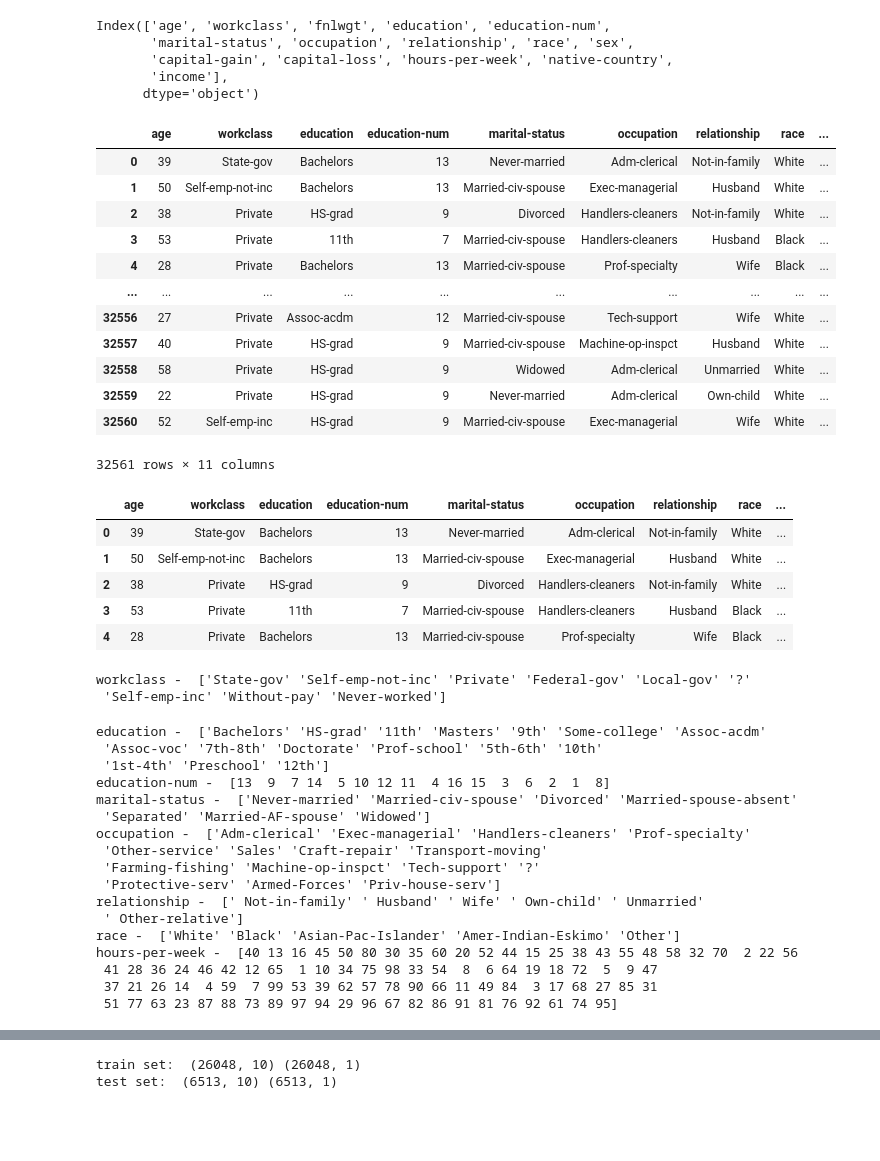
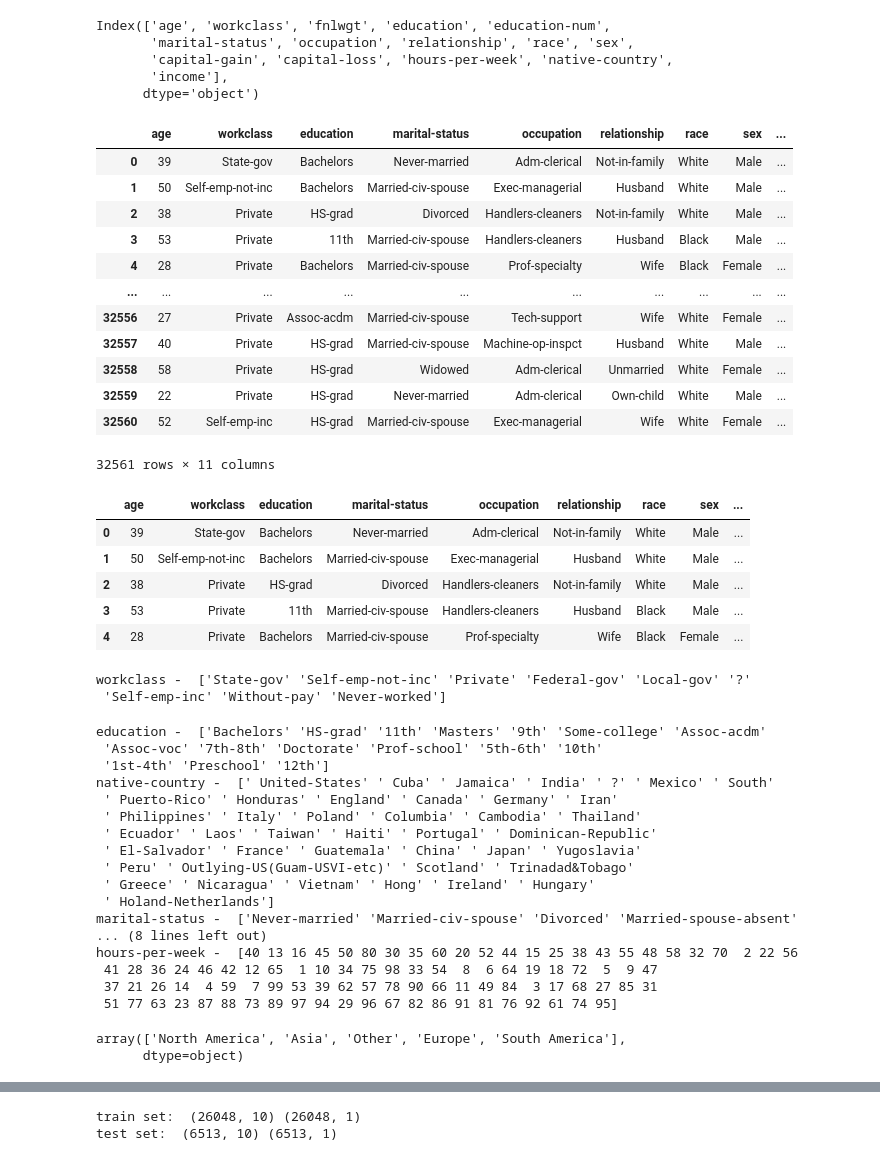
Before and after one commit to Enneris/knn-classification, a Jupyter notebook: knn classification.ipynb, the cells around one changed output, grey strips where cells are left out. Cells and saved outputs as stored; diff of their text form; code cells hidden in the pictures; blank space fills up the shorter version.

```diff
--- a/knn classification.ipynb
+++ b/knn classification.ipynb
@@ -51,21 +51,21 @@ Index(['age', 'workclass', 'fnlwgt', 'education', 'education-num',
        'income'],
       dtype='object')
 # %%
-data=df.drop(['fnlwgt','capital-gain','capital-loss','native-country',],axis=1)
+data=df.drop(['fnlwgt','capital-gain','capital-loss','education-num',],axis=1)
 data
 # %% [output]
-|  | age | workclass | education | education-num | marital-status | occupation | relationship | race | ... |
-| 0 | 39 | State-gov | Bachelors | 13 | Never-married | Adm-clerical | Not-in-family | White | ... |
-| 1 | 50 | Self-emp-not-inc | Bachelors | 13 | Married-civ-spouse | Exec-managerial | Husband | White | ... |
-| 2 | 38 | Private | HS-grad | 9 | Divorced | Handlers-cleaners | Not-in-family | White | ... |
-| 3 | 53 | Private | 11th | 7 | Married-civ-spouse | Handlers-cleaners | Husband | Black | ... |
-| 4 | 28 | Private | Bachelors | 13 | Married-civ-spouse | Prof-specialty | Wife | Black | ... |
+|  | age | workclass | education | marital-status | occupation | relationship | race | sex | ... |
+| 0 | 39 | State-gov | Bachelors | Never-married | Adm-clerical | Not-in-family | White | Male | ... |
+| 1 | 50 | Self-emp-not-inc | Bachelors | Married-civ-spouse | Exec-managerial | Husband | White | Male | ... |
+| 2 | 38 | Private | HS-grad | Divorced | Handlers-cleaners | Not-in-family | White | Male | ... |
+| 3 | 53 | Private | 11th | Married-civ-spouse | Handlers-cleaners | Husband | Black | Male | ... |
+| 4 | 28 | Private | Bachelors | Married-civ-spouse | Prof-specialty | Wife | Black | Female | ... |
 | ... | ... | ... | ... | ... | ... | ... | ... | ... | ... |
-| 32556 | 27 | Private | Assoc-acdm | 12 | Married-civ-spouse | Tech-support | Wife | White | ... |
-| 32557 | 40 | Private | HS-grad | 9 | Married-civ-spouse | Machine-op-inspct | Husband | White | ... |
-| 32558 | 58 | Private | HS-grad | 9 | Widowed | Adm-clerical | Unmarried | White | ... |
-| 32559 | 22 | Private | HS-grad | 9 | Never-married | Adm-clerical | Own-child | White | ... |
-| 32560 | 52 | Self-emp-inc | HS-grad | 9 | Married-civ-spouse | Exec-managerial | Wife | White | ... |
+| 32556 | 27 | Private | Assoc-acdm | Married-civ-spouse | Tech-support | Wife | White | Female | ... |
+| 32557 | 40 | Private | HS-grad | Married-civ-spouse | Machine-op-inspct | Husband | White | Male | ... |
+| 32558 | 58 | Private | HS-grad | Widowed | Adm-clerical | Unmarried | White | Female | ... |
+| 32559 | 22 | Private | HS-grad | Never-married | Adm-clerical | Own-child | White | Male | ... |
+| 32560 | 52 | Self-emp-inc | HS-grad | Married-civ-spouse | Exec-managerial | Wife | White | Female | ... |
 32561 rows × 11 columns
 # %%
 for column in data[['workclass','education','marital-status','occupation','race', 'sex']]:
@@ -73,12 +73,12 @@ for column in data[['workclass','education','marital-status','occupation','race'
 
 data.head()
 # %% [output]
-|  | age | workclass | education | education-num | marital-status | occupation | relationship | race | ... |
-| 0 | 39 | State-gov | Bachelors | 13 | Never-married | Adm-clerical | Not-in-family | White | ... |
-| 1 | 50 | Self-emp-not-inc | Bachelors | 13 | Married-civ-spouse | Exec-managerial | Husband | White | ... |
-| 2 | 38 | Private | HS-grad | 9 | Divorced | Handlers-cleaners | Not-in-family | White | ... |
-| 3 | 53 | Private | 11th | 7 | Married-civ-spouse | Handlers-cleaners | Husband | Black | ... |
-| 4 | 28 | Private | Bachelors | 13 | Married-civ-spouse | Prof-specialty | Wife | Black | ... |
+|  | age | workclass | education | marital-status | occupation | relationship | race | sex | ... |
+| 0 | 39 | State-gov | Bachelors | Never-married | Adm-clerical | Not-in-family | White | Male | ... |
+| 1 | 50 | Self-emp-not-inc | Bachelors | Married-civ-spouse | Exec-managerial | Husband | White | Male | ... |
+| 2 | 38 | Private | HS-grad | Divorced | Handlers-cleaners | Not-in-family | White | Male | ... |
+| 3 | 53 | Private | 11th | Married-civ-spouse | Handlers-cleaners | Husband | Black | Male | ... |
+| 4 | 28 | Private | Bachelors | Married-civ-spouse | Prof-specialty | Wife | Black | Female | ... |
 # %%
 from sklearn import preprocessing
 # %%
@@ -90,7 +90,8 @@ workclass -  ['State-gov' 'Self-emp-not-inc' 'Private' 'Federal-gov' 'Local-gov'
 # %%
 print('education - ',data['education'].unique())
 educ_titles=data['education'].unique()
-print('education-num - ',data['education-num'].unique())
+print('native-country - ',data['native-country'].unique())
+native_titles=data['native-country'].unique()
 print('marital-status - ',data['marital-status'].unique())
 mst_titles=data['marital-status'].unique()
 print('occupation - ',data['occupation'].unique())
@@ -106,16 +107,16 @@ sex_titles=data['sex'].unique()
 education -  ['Bachelors' 'HS-grad' '11th' 'Masters' '9th' 'Some-college' 'Assoc-acdm'
  'Assoc-voc' '7th-8th' 'Doctorate' 'Prof-school' '5th-6th' '10th'
  '1st-4th' 'Preschool' '12th']
-education-num -  [13  9  7 14  5 10 12 11  4 16 15  3  6  2  1  8]
+native-country -  [' United-States' ' Cuba' ' Jamaica' ' India' ' ?' ' Mexico' ' South'
+ ' Puerto-Rico' ' Honduras' ' England' ' Canada' ' Germany' ' Iran'
+ ' Philippines' ' Italy' ' Poland' ' Columbia' ' Cambodia' ' Thailand'
+ ' Ecuador' ' Laos' ' Taiwan' ' Haiti' ' Portugal' ' Dominican-Republic'
+ ' El-Salvador' ' France' ' Guatemala' ' China' ' Japan' ' Yugoslavia'
+ ' Peru' ' Outlying-US(Guam-USVI-etc)' ' Scotland' ' Trinadad&Tobago'
+ ' Greece' ' Nicaragua' ' Vietnam' ' Hong' ' Ireland' ' Hungary'
+ ' Holand-Netherlands']
 marital-status -  ['Never-married' 'Married-civ-spouse' 'Divorced' 'Married-spouse-absent'
- 'Separated' 'Married-AF-spouse' 'Widowed']
-occupation -  ['Adm-clerical' 'Exec-managerial' 'Handlers-cleaners' 'Prof-specialty'
- 'Other-service' 'Sales' 'Craft-repair' 'Transport-moving'
- 'Farming-fishing' 'Machine-op-inspct' 'Tech-support' '?'
- 'Protective-serv' 'Armed-Forces' 'Priv-house-serv']
-relationship -  [' Not-in-family' ' Husband' ' Wife' ' Own-child' ' Unmarried'
- ' Other-relative']
-race -  ['White' 'Black' 'Asian-Pac-Islander' 'Amer-Indian-Eskimo' 'Other']
+... (8 lines left out)
 hours-per-week -  [40 13 16 45 50 80 30 35 60 20 52 44 15 25 38 43 55 48 58 32 70  2 22 56
  41 28 36 24 46 42 12 65  1 10 34 75 98 33 54  8  6 64 19 18 72  5  9 47
  37 21 26 14  4 59  7 99 53 39 62 57 78 90 66 11 49 84  3 17 68 27 85 31
@@ -128,3 +129,19 @@ data.iloc[:,1]=lb_workclass.transform(data.iloc[:,1])
 wcl_list=['Правительство субъекта','Незарегистрированный предприниматель','Частная компания', 'Федеральное правительство',
           'Местное правительство','Другое','Зарегистрированный предприниматель','Без оплаты','Безработный']
 wcl_dict={x:y for x,y in zip(wcl_titles,wcl_list)}
+# %%
+data=data.replace([' United-States',' Canada', ' Cuba',' Jamaica',' Dominican-Republic',' El-Salvador',' Guatemala',' Haiti',
+                 ' Honduras',' Mexico',' Nicaragua',' Outlying-US(Guam-USVI-etc)',' Puerto-Rico',' Trinadad&Tobago',' India',
+                 ' Cambodia',' China',' Hong',' Iran',' Japan',' Laos',' Philippines',' Taiwan',' Thailand',' Vietnam',
+                 ' Ecuador',' Columbia',' Peru',' England',' France',' Germany',' Greece',' Holand-Netherlands',' Hungary',
+                 ' Ireland',' Italy',' Poland',' Portugal',' Scotland',' Yugoslavia',' South',' ?'],
+                ['North America','North America','North America','North America','North America','North America',
+                 'North America','North America','North America','North America','North America','North America',
+                 'North America','North America','Asia','Asia','Asia','Asia','Asia','Asia','Asia','Asia','Asia','Asia','Asia',
+                 'South America','South America','South America','Europe','Europe','Europe','Europe','Europe','Europe','Europe',
+                 'Europe','Europe','Europe','Europe','Europe','Other','Other'])
+
+data['native-country'].unique()
+# %% [output]
+array(['North America', 'Asia', 'Other', 'Europe', 'South America'],
+      dtype=object)
```
Also changed, not shown: parts of 13 cells of this notebook.
